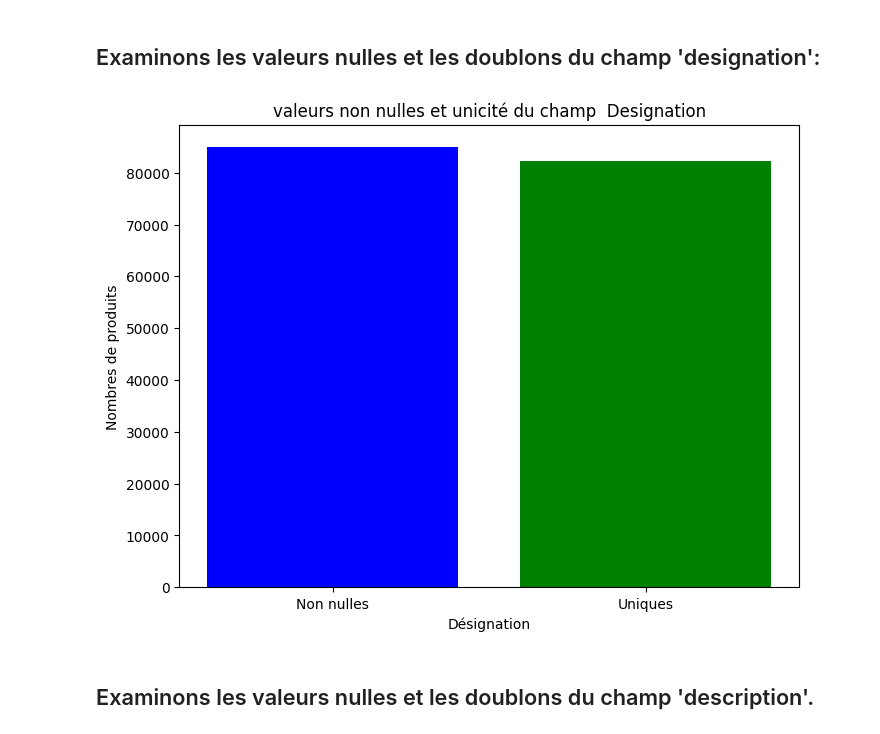
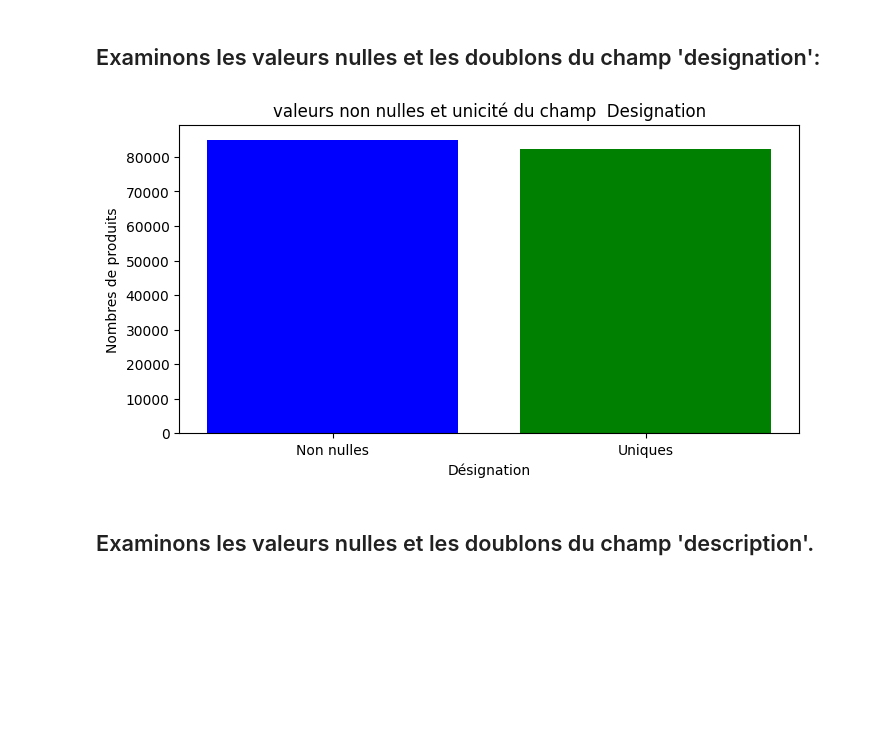
Before and after one commit to ManDes71/Rakuten_Text_Classification_ML, a Jupyter notebook: ReadMe_ML.ipynb, the cells around one changed output. Drawn from its saved outputs; the diff is of its cells as text; code cells hidden in the pictures; blank space fills up the shorter version.

```diff
--- a/ReadMe_ML.ipynb
+++ b/ReadMe_ML.ipynb
@@ -271,21 +282,21 @@ plt.show()
 # %%
 categories = ['Non nulles', 'Uniques']
 nb_designation = len(df_feats[~df_feats['designation'].isna()])
 nb_designation_u = len(df_feats['designation'].unique())
 
 Nb = [nb_designation, nb_designation_u]
 
-plt.figure(figsize=(8, 6))  # Vous pouvez ajuster la taille selon vos besoins
+plt.figure(figsize=(8,4))  # Vous pouvez ajuster la taille selon vos besoins
 plt.bar(categories,Nb, color=['blue', 'green'])  # Choisir des couleurs
 
 plt.title('valeurs non nulles et unicité du champ  Designation')
 plt.xlabel('Désignation')
 plt.ylabel('Nombres de produits')
 plt.xticks(categories)
 
 plt.show()
 # %% [output]
-[figure, old version]
+[figure, new version]
 # %% [markdown]
 ## Examinons les valeurs nulles et les doublons du champ 'description'.
 # %%
```
Also changed, not shown: parts of 24 cells of this notebook.
